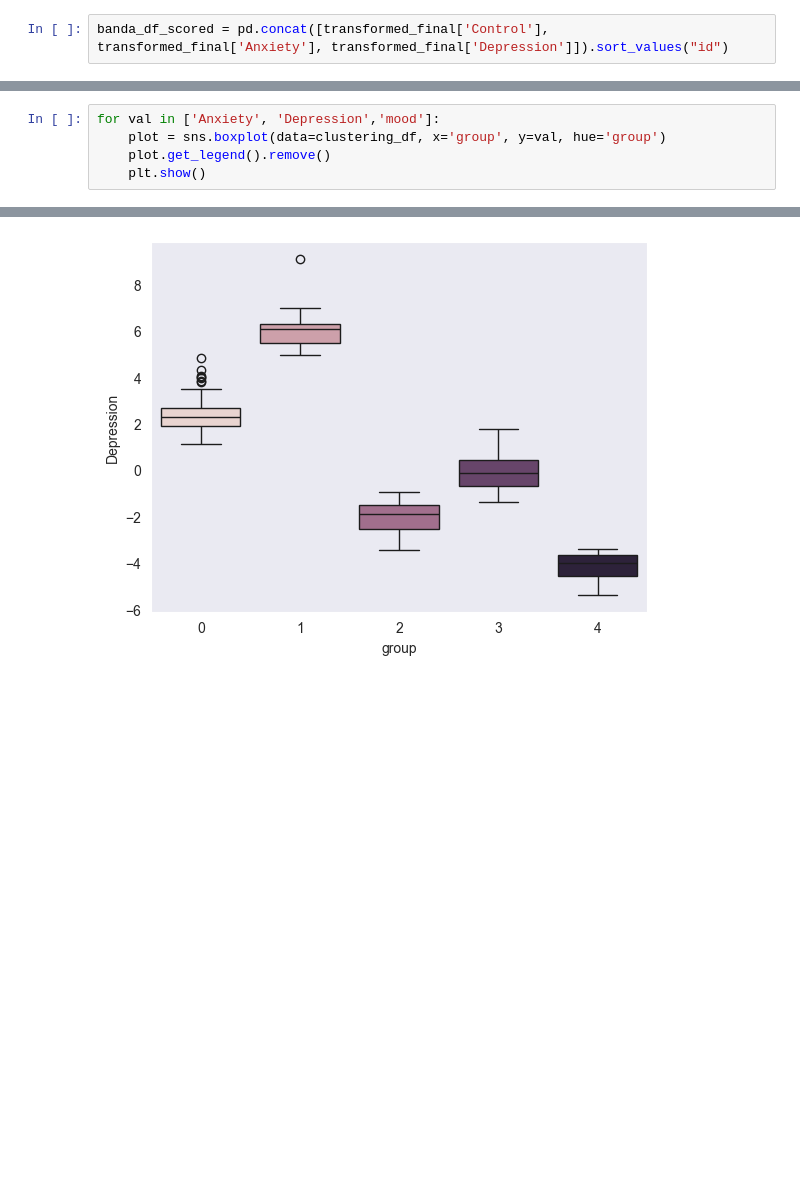
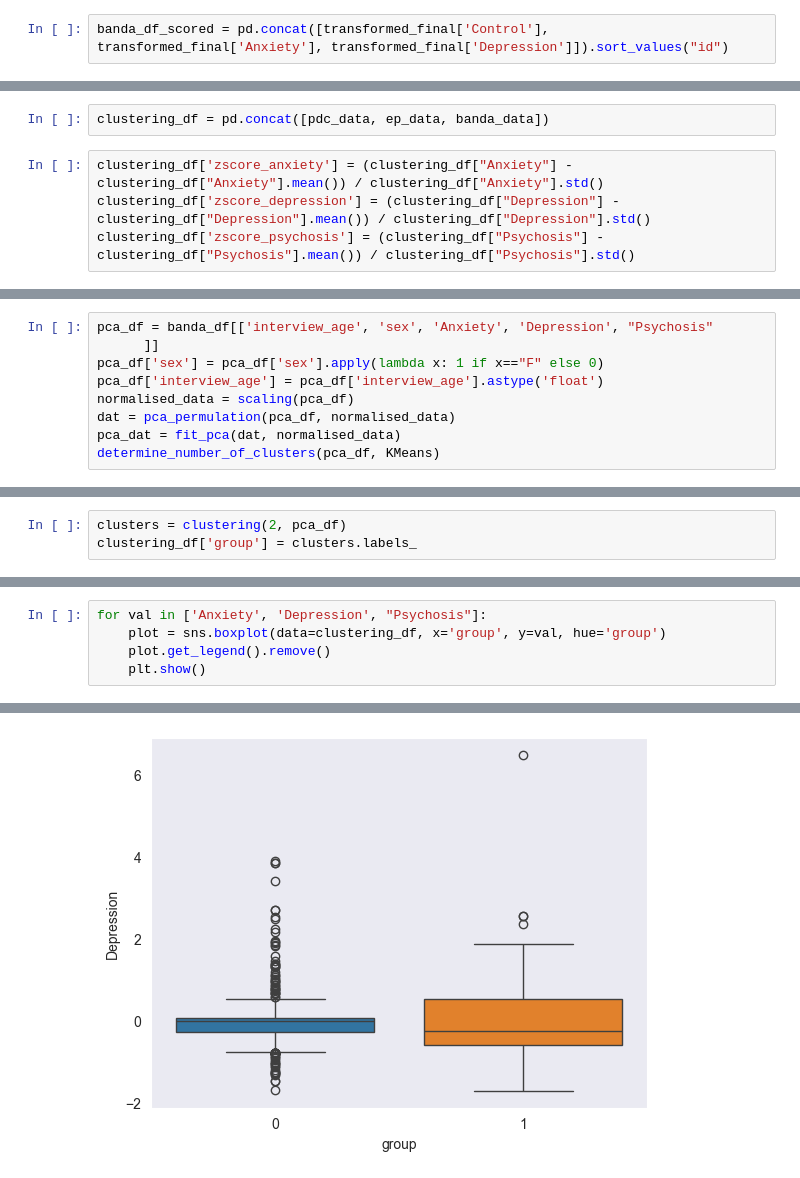
Before and after one commit to Daniel-Halls/conilab, a Jupyter notebook: conilab/hcp-disease/symptom_clusters.ipynb, the cells around one changed output, grey strips where cells are left out. Drawn from its saved outputs; the diff is of its cells as text; blank space fills up the shorter version.

```diff
--- a/conilab/hcp-disease/symptom_clusters.ipynb
+++ b/conilab/hcp-disease/symptom_clusters.ipynb
@@ -495,0 +541,6 @@ pd.concat([numbers, phenotype, group[["Anxiety", "Depression"]].mean(),], axis=1
+# %%
+clustering_df = pd.concat([pdc_data, ep_data, banda_data])
+# %%
+clustering_df['zscore_anxiety'] = (clustering_df["Anxiety"] - clustering_df["Anxiety"].mean()) / clustering_df["Anxiety"].std()
+clustering_df['zscore_depression'] = (clustering_df["Depression"] - clustering_df["Depression"].mean()) / clustering_df["Depression"].std()
+clustering_df['zscore_psychosis'] = (clustering_df["Psychosis"] - clustering_df["Psychosis"].mean()) / clustering_df["Psychosis"].std()
@@ -495,0 +650,9 @@ pd.concat([numbers, phenotype, group[["Anxiety", "Depression"]].mean(),], axis=1
+# %%
+pca_df = banda_df[['interview_age', 'sex', 'Anxiety', 'Depression', "Psychosis"
+      ]]
+pca_df['sex'] = pca_df['sex'].apply(lambda x: 1 if x=="F" else 0)
+pca_df['interview_age'] = pca_df['interview_age'].astype('float')
+normalised_data = scaling(pca_df)
+dat = pca_permulation(pca_df, normalised_data)
+pca_dat = fit_pca(dat, normalised_data)
+determine_number_of_clusters(pca_df, KMeans)
@@ -495,0 +661,3 @@ pd.concat([numbers, phenotype, group[["Anxiety", "Depression"]].mean(),], axis=1
+# %%
+clusters = clustering(2, pca_df)
+clustering_df['group'] = clusters.labels_
@@ -514,6 +687,6 @@ group  phenotype
 Name: count, dtype: int64
 # %%
-for val in ['Anxiety', 'Depression','mood']:
+for val in ['Anxiety', 'Depression', "Psychosis"]:
     plot = sns.boxplot(data=clustering_df, x='group', y=val, hue='group')
     plot.get_legend().remove()
     plt.show()
@@ -522 +695 @@ for val in ['Anxiety', 'Depression','mood']:
-[figure, old version]
+[figure, new version]
```
Also changed, not shown: parts of 108 cells of this notebook, 6 other files.
